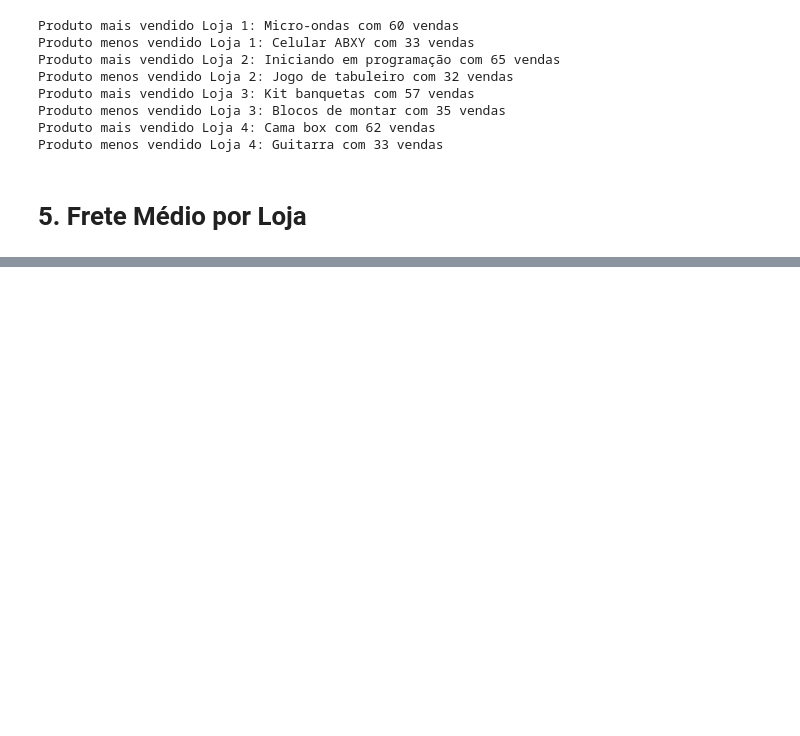
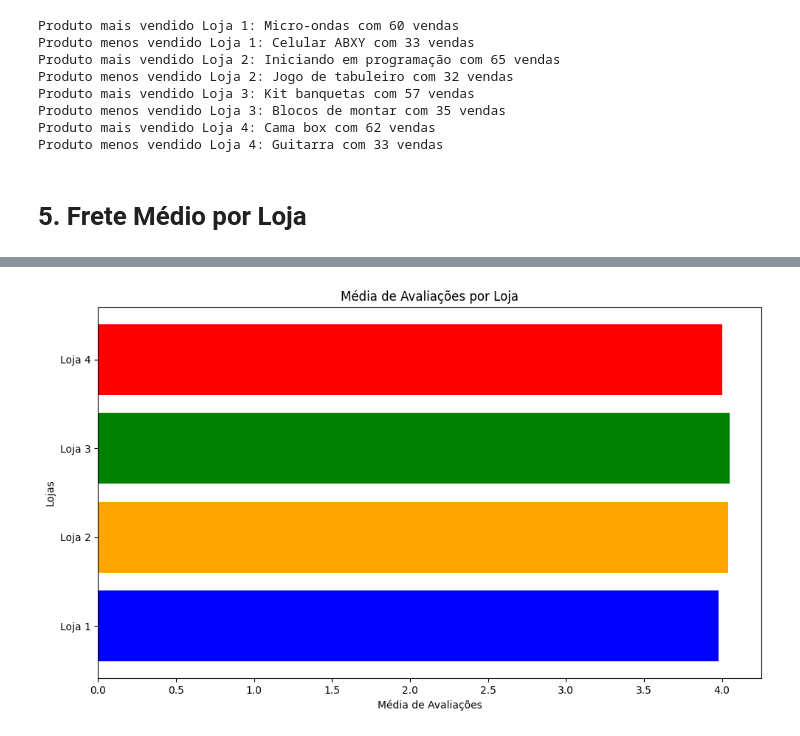
Before and after one commit to euvnovaes/challenge1-alura-data-science, a Jupyter notebook: AluraStoreBr.ipynb, the cells around one changed output, grey strips where cells are left out. Saved outputs shown, nothing was run; the diff lists cells and outputs as text; code cells hidden in the pictures; blank space fills up the shorter version.

```diff
--- a/AluraStoreBr.ipynb
+++ b/AluraStoreBr.ipynb
@@ -105,0 +156,12 @@ Produto menos vendido Loja 4: Guitarra com 33 vendas
+# %%
+# Analisando a média de avaliações por loja com gráfico de barras horizontais
+avaliacoes = [media_loja1, media_loja2, media_loja3, media_loja4]
+plt.figure(figsize=(10, 6))
+plt.barh(lojas, avaliacoes, color=['blue', 'orange', 'green', 'red'])
+plt.title('Média de Avaliações por Loja')
+plt.xlabel('Média de Avaliações')
+plt.ylabel('Lojas')
+plt.tight_layout()
+plt.show()
+# %% [output]
+[figure, added]
```
Also changed, not shown: parts of 8 cells of this notebook.
